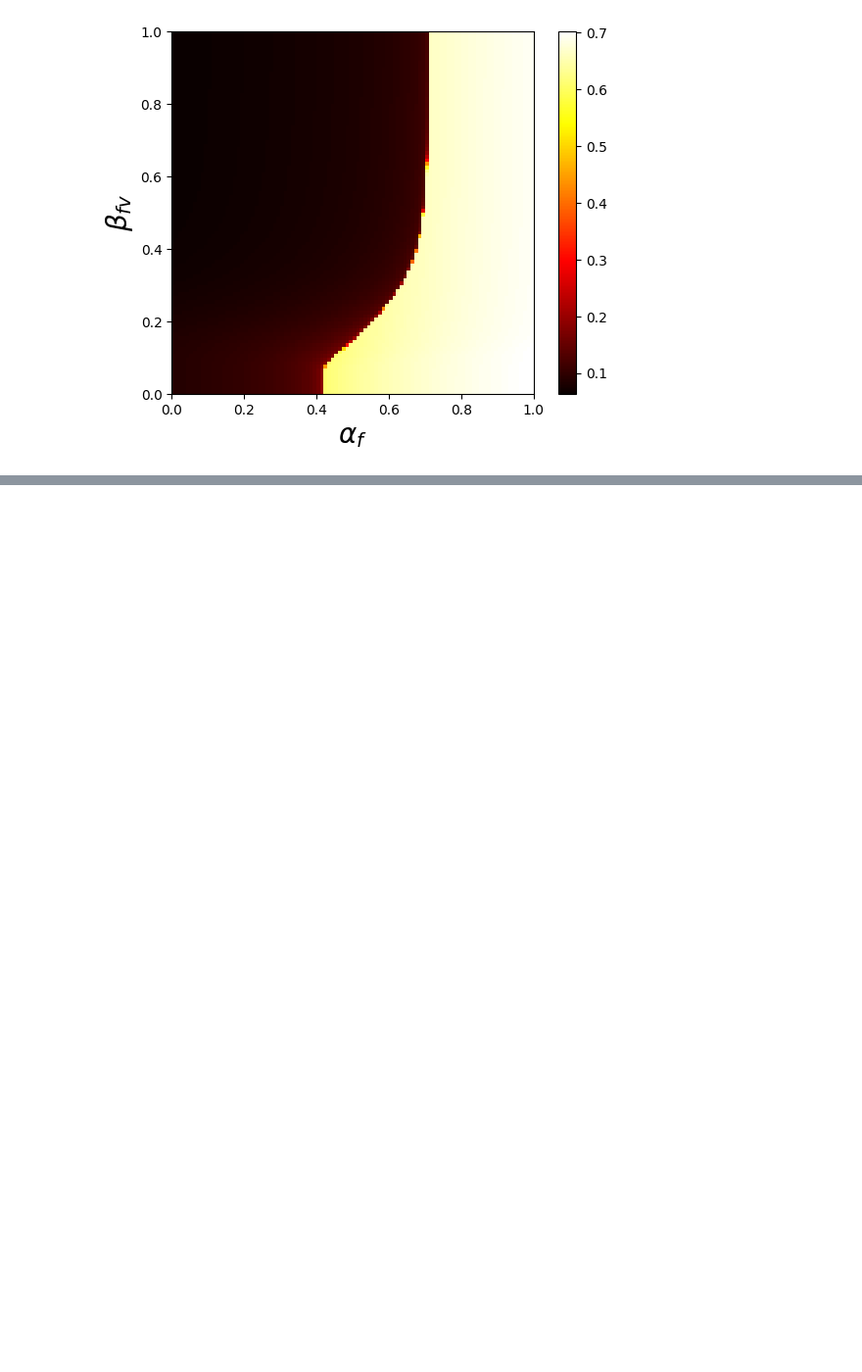
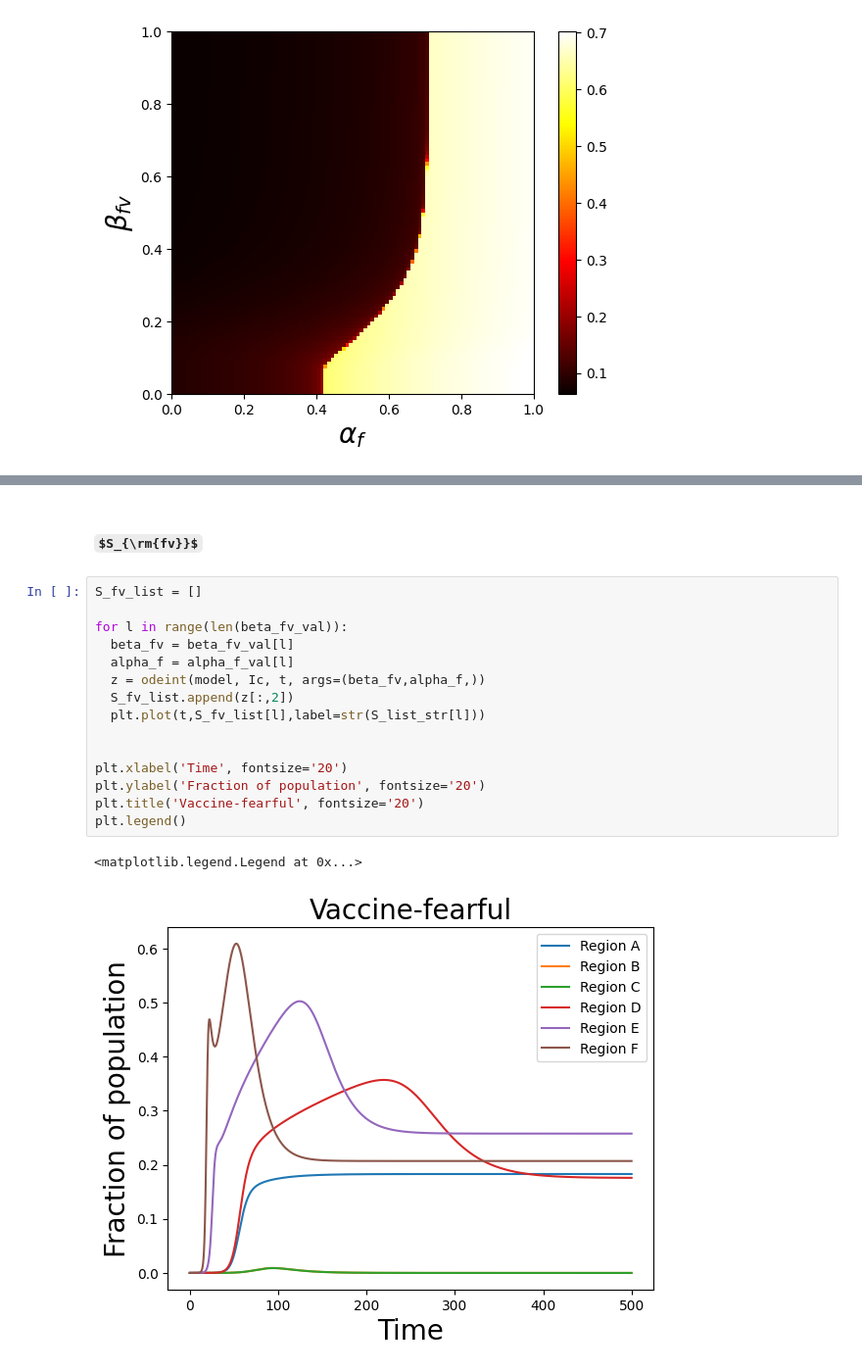
Before and after one commit to Avneet-0001/Computational-Physics-Programs, a Jupyter notebook: Double_fear_model_github.ipynb, the cells around one changed output, grey strips where cells are left out. Shown at 98% size. Drawn from its saved outputs; the diff is of its cells as text; some formulas as TeX source; blank space fills up the shorter version.

```diff
--- a/Double_fear_model_github.ipynb
+++ b/Double_fear_model_github.ipynb
@@ -948,0 +1027,20 @@ Text(0, 0.5, '$\\beta_{fv}$')
+# %% [markdown]
+## $S_{\rm{fv}}$
+# %%
+S_fv_list = []
+
+for l in range(len(beta_fv_val)):
+  beta_fv = beta_fv_val[l]
+  alpha_f = alpha_f_val[l]
+  z = odeint(model, Ic, t, args=(beta_fv,alpha_f,))
+  S_fv_list.append(z[:,2])
+  plt.plot(t,S_fv_list[l],label=str(S_list_str[l]))
+
+
+plt.xlabel('Time', fontsize='20')
+plt.ylabel('Fraction of population', fontsize='20')
+plt.title('Vaccine-fearful', fontsize='20')
+plt.legend()
+# %% [output]
+<matplotlib.legend.Legend at 0x...>
+[figure, added]
```
Also changed, not shown: parts of 24 cells of this notebook.
